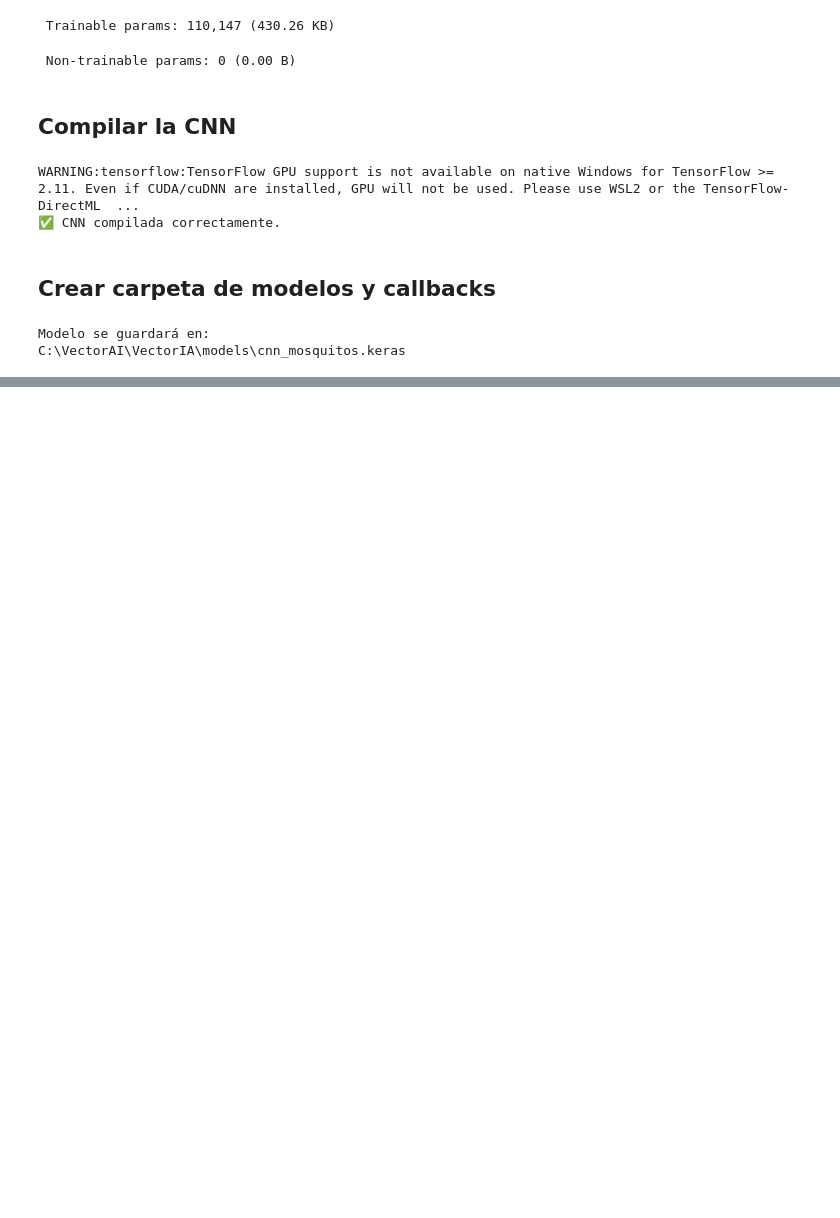
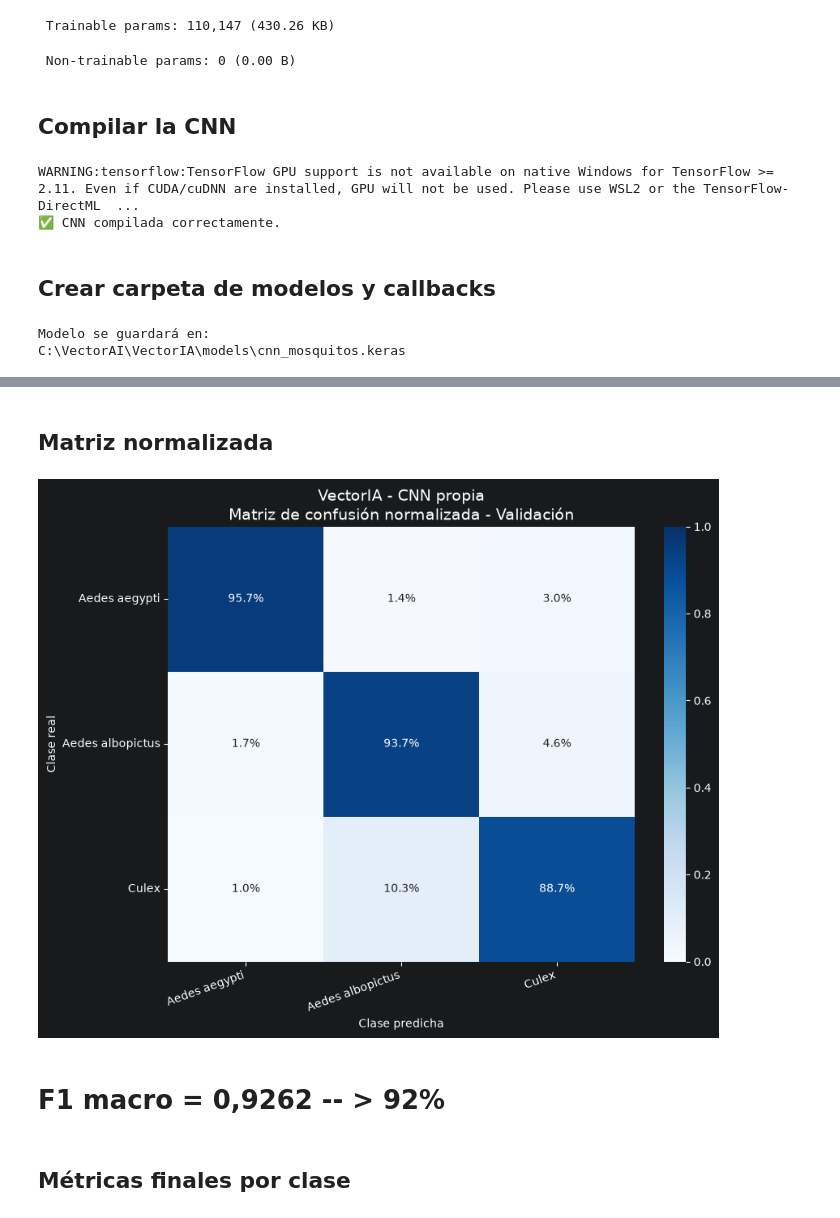
Before and after one commit to andreyac1397/VectorIA, a Jupyter notebook: notebooks/CNN_MosquitosModelo.ipynb, the cells around one changed output, grey strips where cells are left out. Cells and saved outputs as stored; diff of their text form; code cells hidden in the pictures; blank space fills up the shorter version.

```diff
--- a/notebooks/CNN_MosquitosModelo.ipynb
+++ b/notebooks/CNN_MosquitosModelo.ipynb
@@ -5454,0 +6219,53 @@ C:\VectorAI\VectorIA\models\cnn_mosquitos.keras
+# %% [markdown]
+## Matriz normalizada
+# %%
+cm_val_cnn_normalizada = (
+    cm_val_cnn.astype(np.float64)
+    / cm_val_cnn.sum(
+        axis=1,
+        keepdims=True
+    )
+)
+
+plt.figure(
+    figsize=(9, 7)
+)
+
+sns.heatmap(
+    cm_val_cnn_normalizada,
+    annot=True,
+    fmt=".1%",
+    cmap="Blues",
+    vmin=0,
+    vmax=1,
+    xticklabels=CLASES,
+    yticklabels=CLASES,
+    cbar=True
+)
+
+plt.title(
+    "VectorIA - CNN propia\n"
+    "Matriz de confusión normalizada - Validación",
+    fontsize=14
+)
+
+plt.xlabel("Clase predicha")
+plt.ylabel("Clase real")
+
+plt.xticks(
+    rotation=20,
+    ha="right"
+)
+
+plt.yticks(
+    rotation=0
+)
+
+plt.tight_layout()
+plt.show()
+# %% [output]
+[figure, added]
+# %% [markdown]
+# F1 macro = 0,9262 -- > 92%
+# %% [markdown]
+## Métricas finales por clase
```
Also changed, not shown: parts of 65 cells of this notebook, 8 other files.
